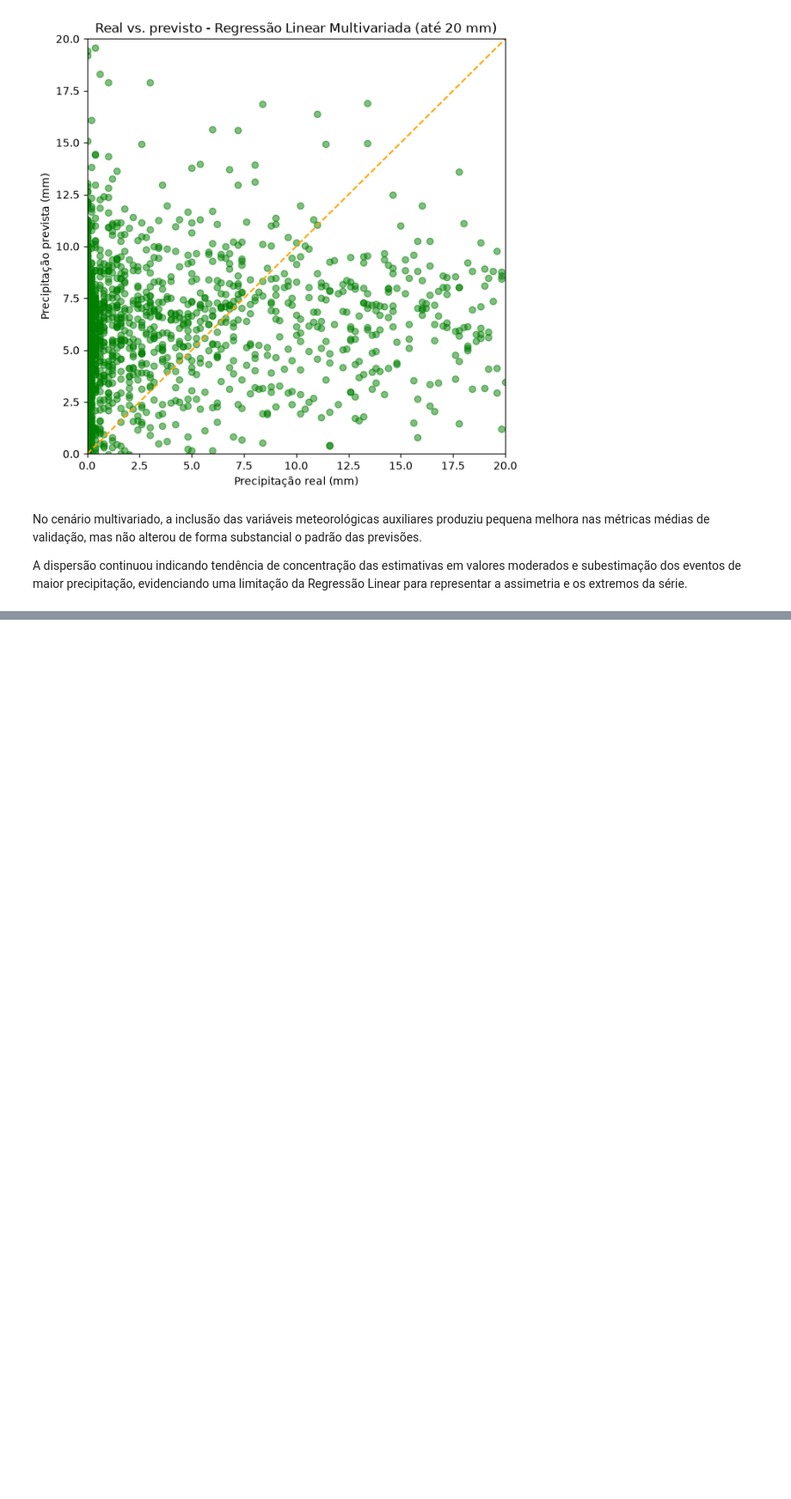
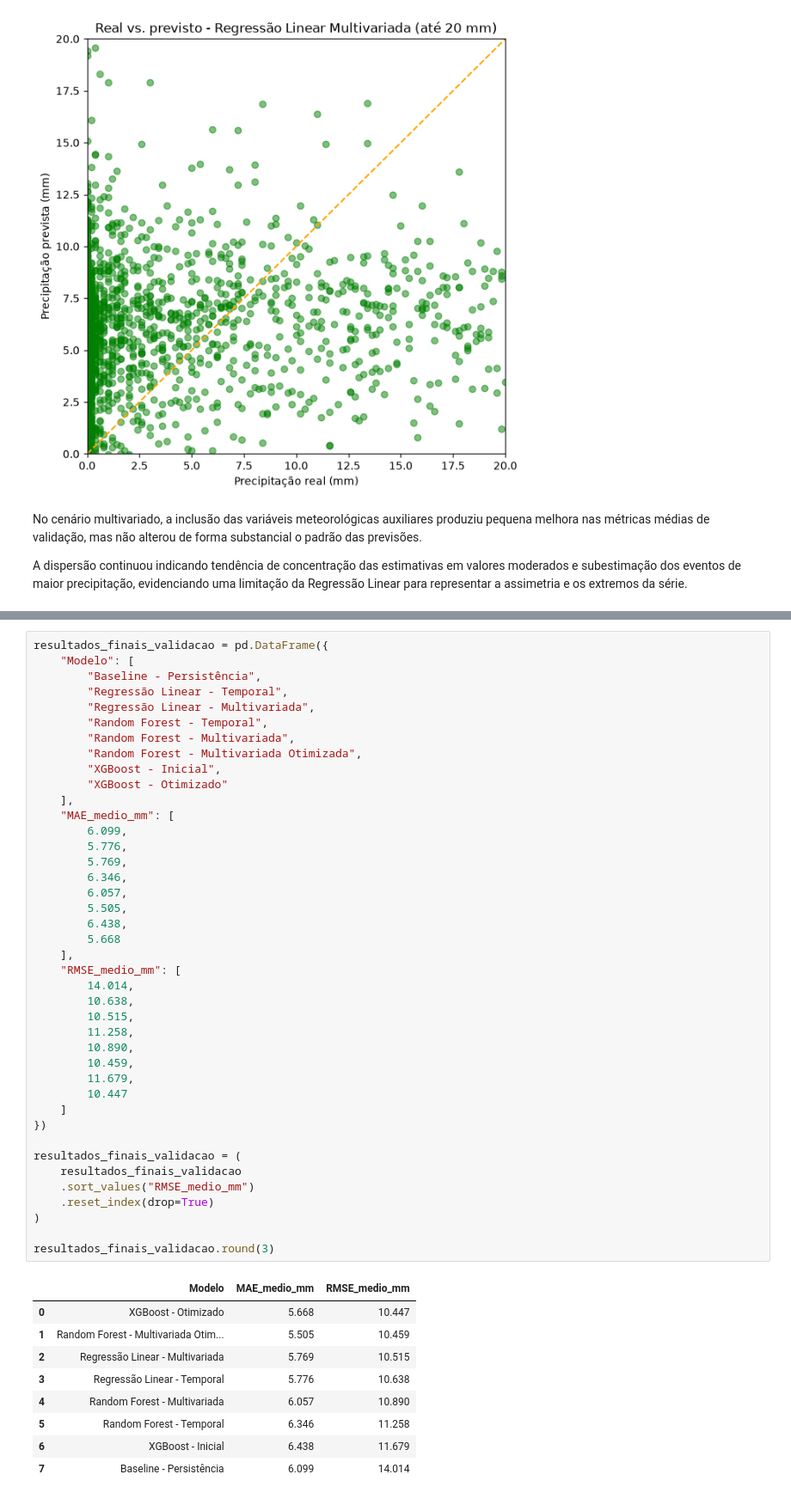
Before and after one commit to arthur94ds/analise_-previsao_precipitacao_pluviometrica, a Jupyter notebook: notebooks/04_modelagem.ipynb, the cells around one changed output, grey strips where cells are left out. Shown at 86% size. Saved outputs shown, nothing was run; the diff lists cells and outputs as text; blank space fills up the shorter version.

```diff
--- a/notebooks/04_modelagem.ipynb
+++ b/notebooks/04_modelagem.ipynb
@@ -675,0 +1295,51 @@ A dispersão continuou indicando tendência de concentração das estimativas em
+# %%
+resultados_finais_validacao = pd.DataFrame({
+    "Modelo": [
+        "Baseline - Persistência",
+        "Regressão Linear - Temporal",
+        "Regressão Linear - Multivariada",
+        "Random Forest - Temporal",
+        "Random Forest - Multivariada",
+        "Random Forest - Multivariada Otimizada",
+        "XGBoost - Inicial",
+        "XGBoost - Otimizado"
+    ],
+    "MAE_medio_mm": [
+        6.099,
+        5.776,
+        5.769,
+        6.346,
+        6.057,
+        5.505,
+        6.438,
+        5.668
+    ],
+    "RMSE_medio_mm": [
+        14.014,
+        10.638,
+        10.515,
+        11.258,
+        10.890,
+        10.459,
+        11.679,
+        10.447
+    ]
+})
+
+resultados_finais_validacao = (
+    resultados_finais_validacao
+    .sort_values("RMSE_medio_mm")
+    .reset_index(drop=True)
+)
+
+resultados_finais_validacao.round(3)
+# %% [output]
+|  | Modelo | MAE_medio_mm | RMSE_medio_mm |
+| 0 | XGBoost - Otimizado | 5.668 | 10.447 |
+| 1 | Random Forest - Multivariada Otim... | 5.505 | 10.459 |
+| 2 | Regressão Linear - Multivariada | 5.769 | 10.515 |
+| 3 | Regressão Linear - Temporal | 5.776 | 10.638 |
+| 4 | Random Forest - Multivariada | 6.057 | 10.890 |
+| 5 | Random Forest - Temporal | 6.346 | 11.258 |
+| 6 | XGBoost - Inicial | 6.438 | 11.679 |
+| 7 | Baseline - Persistência | 6.099 | 14.014 |
```
Also changed, not shown: parts of 28 cells of this notebook.
